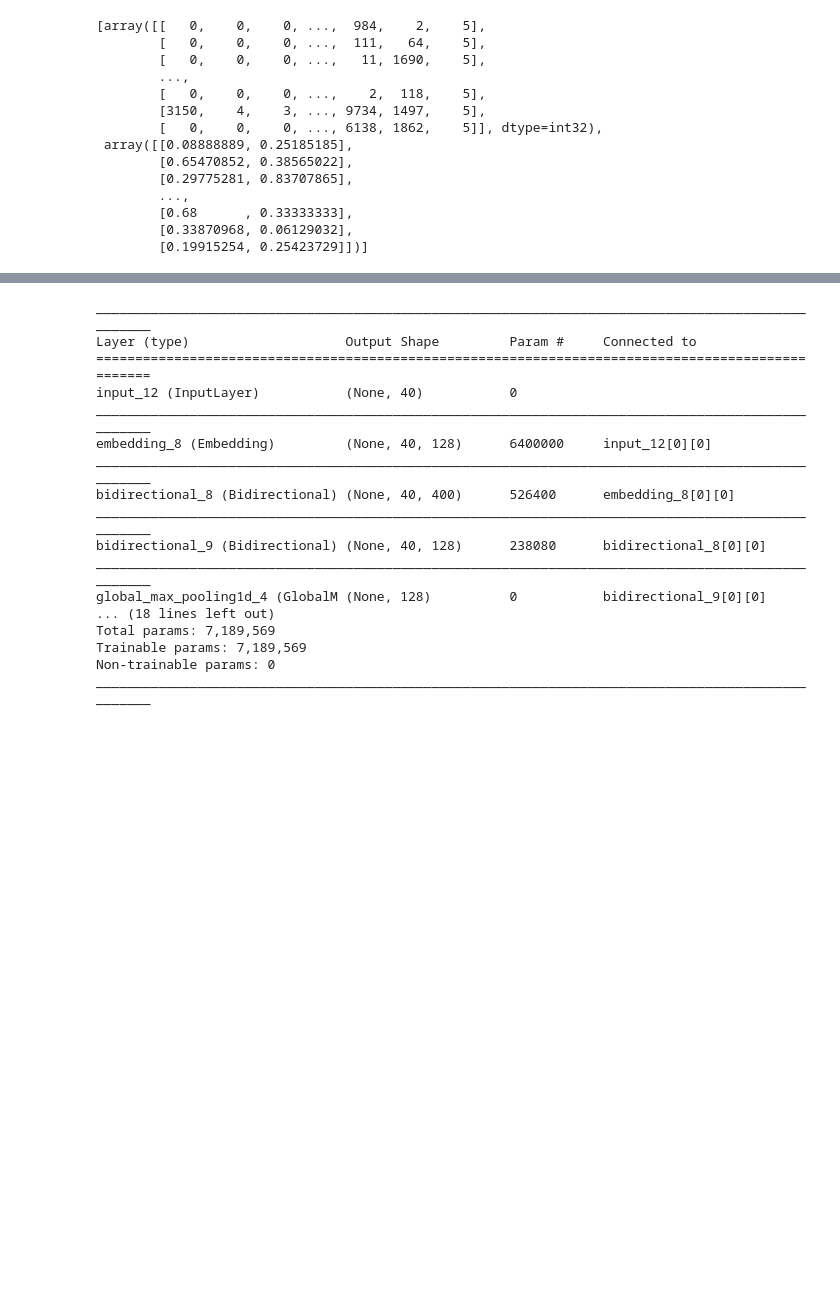
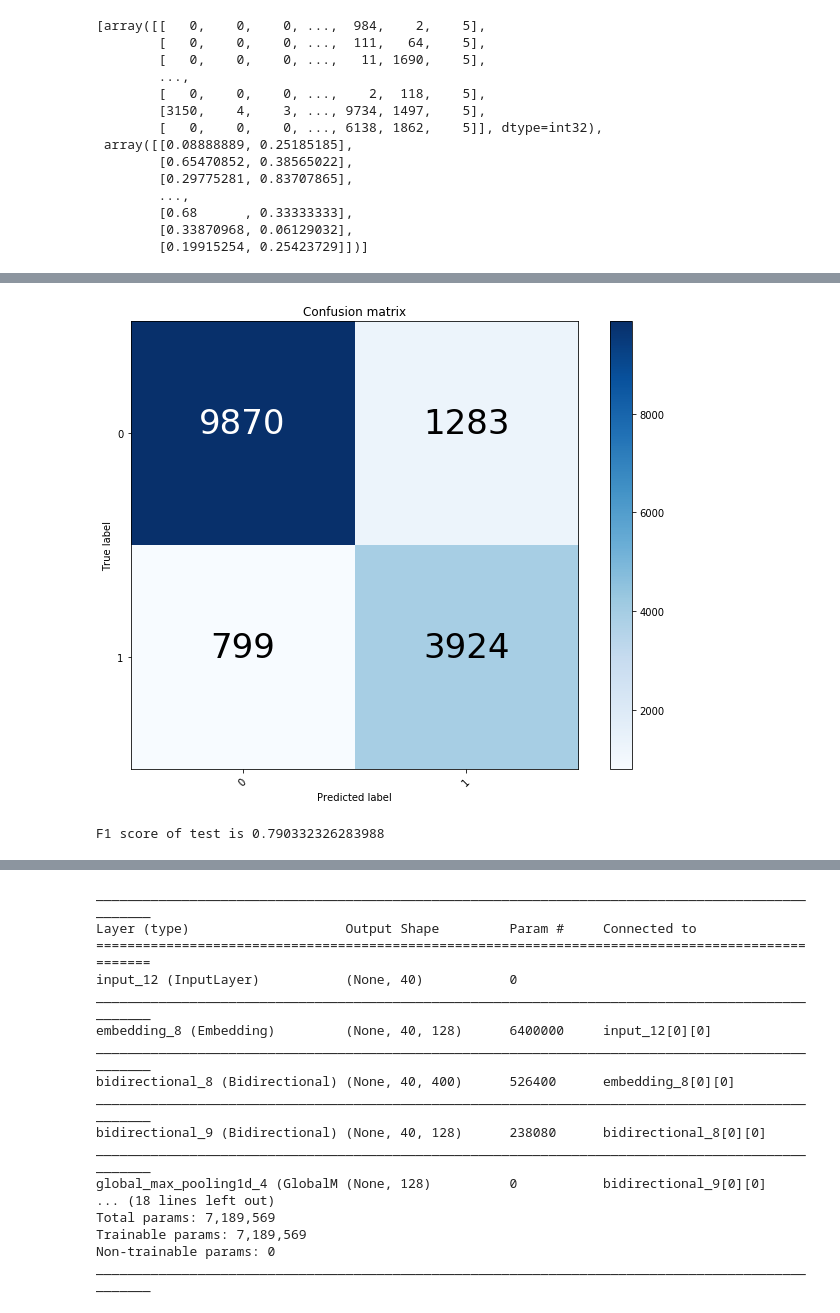
Before and after one commit to radpet/stuff, a Jupyter notebook: datathon/ontotext/BI_LSTM_POS.ipynb, the cells around one changed output, grey strips where cells are left out. Cells and saved outputs as stored; diff of their text form; code cells hidden in the pictures; blank space fills up the shorter version.

Commit message:
stack lstm and have better results

```diff
--- a/datathon/ontotext/BI_LSTM_POS.ipynb
+++ b/datathon/ontotext/BI_LSTM_POS.ipynb
@@ -109,3 +109,27 @@ w2v, embedding_matrix = load_vectors("/home/radoslav/git/neuroner/NeuroNER-maste
 from keras.layers import Dense, Convolution1D, MaxPooling1D, Dropout, Input, Embedding, LSTM, Bidirectional, GlobalMaxPooling1D, concatenate
 from keras.models import Model
 from keras.callbacks import EarlyStopping
+# %%
+def create_model1():
+    seq_input = Input(shape=(max_len,))
+    x = Embedding(output_dim=128,input_dim=tokenizer.num_words, input_length=max_len)(seq_input)
+    lstm = Bidirectional(LSTM(200, return_sequences=True))(x)
+    lstm =  GlobalMaxPooling1D()(lstm)
+
+    pos_input = Input(shape=(2,))
+
+    x = concatenate([lstm, pos_input])
+    x = Dense(128, activation="relu")(x)
+    x = Dropout(0.5)(x)
+    x = Dense(64, activation="relu")(x)
+    x = Dropout(0.3)(x)
+    x = Dropout(0.1)(x)
+    output = Dense(1, activation="sigmoid")(x)
+
+    model = Model(inputs=[seq_input, pos_input], outputs=[output])
+    return model
+
+model = create_model1()
+# %%
+model.summary()
+model.compile(loss="binary_crossentropy", optimizer="adam", metrics=["accuracy"])
@@ -111,0 +154,3 @@ from keras.callbacks import EarlyStopping
+# %%
+early_stoping = EarlyStopping(patience=2)
+model.fit(create_features(train), train[RESULT],validation_data=(create_features(dev), dev[RESULT]), batch_size=64, epochs=10, callbacks=[early_stoping])
@@ -111,0 +168,5 @@ from keras.callbacks import EarlyStopping
+# %%
+score_model_on(model, dev)
+# %% [output]
+[figure, added]
+F1 score of test is 0.790332326283988
```
Also changed, not shown: parts of 8 cells of this notebook, 1 other file.
